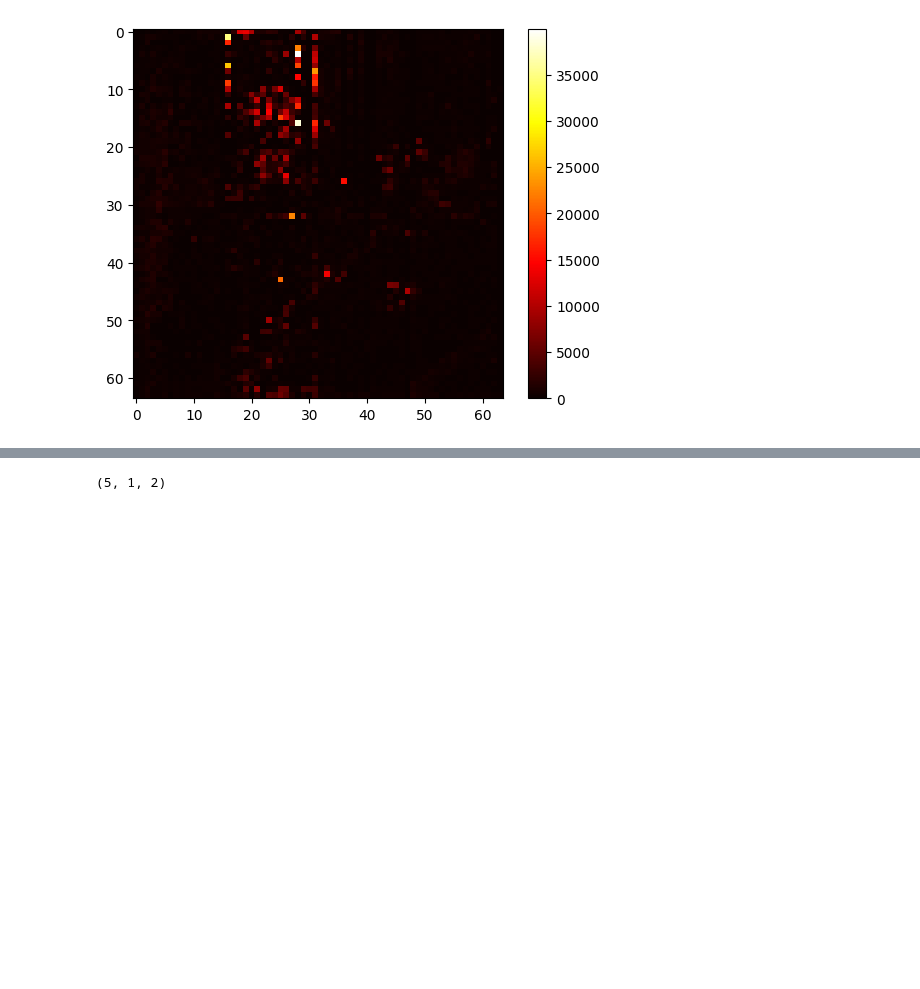
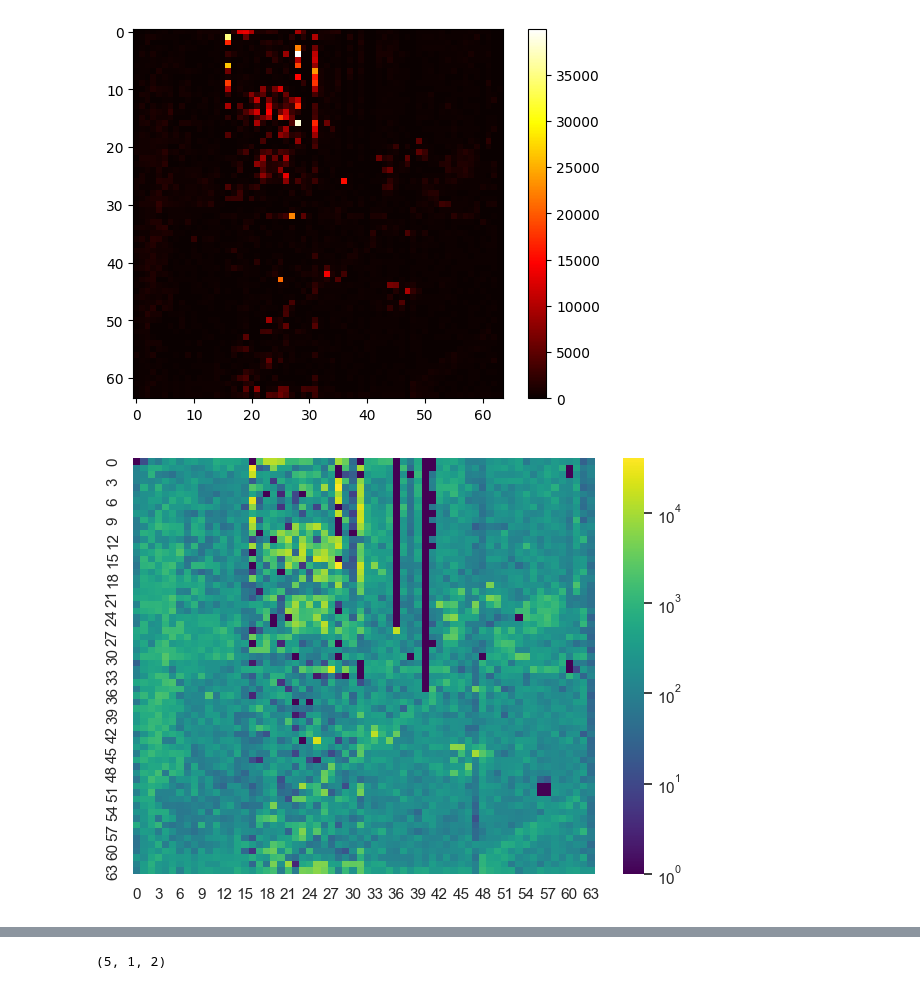
Before and after one commit to diiivyaa/spike2mat, a Jupyter notebook: src/img2heatmap.ipynb, the cells around one changed output, grey strips where cells are left out. Saved outputs shown, nothing was run; the diff lists cells and outputs as text; code cells hidden in the pictures; blank space fills up the shorter version.

```diff
--- a/src/img2heatmap.ipynb
+++ b/src/img2heatmap.ipynb
@@ -66,3 +92,25 @@ plt.show()
+# %%
+fig = plt.Figure(figsize=(64, 64))
+ax = fig.add_subplot(1, 1, 1)
+
+heatmap = sns.heatmap(counts_masked, cmap='viridis', norm=LogNorm(vmin=vmin, vmax=vmax))
+
+cbar = heatmap.collections[0].colorbar
+cbar.ax.minorticks_off()
+
+# Set x and y ticks every 10 positions
+xticks = np.arange(0, 64, 10)
+yticks = np.arange(0, 64, 10)
+
+ax.set_xticks(xticks)
+ax.set_yticks(yticks)
+
+ax.set_xticklabels(xticks, rotation=45, ha='right')
+ax.set_yticklabels(yticks)
+
+plt.tight_layout()
+# %% [output]
+[figure, added]
 # %%
 %matplotlib Tk
 img = plt.imread("C:\\Users\\Admin\\UniBE\\data\\200525\\thumbnail_IMG_3331.jpg")
```
Also changed, not shown: parts of 3 cells of this notebook, 2 other files.
